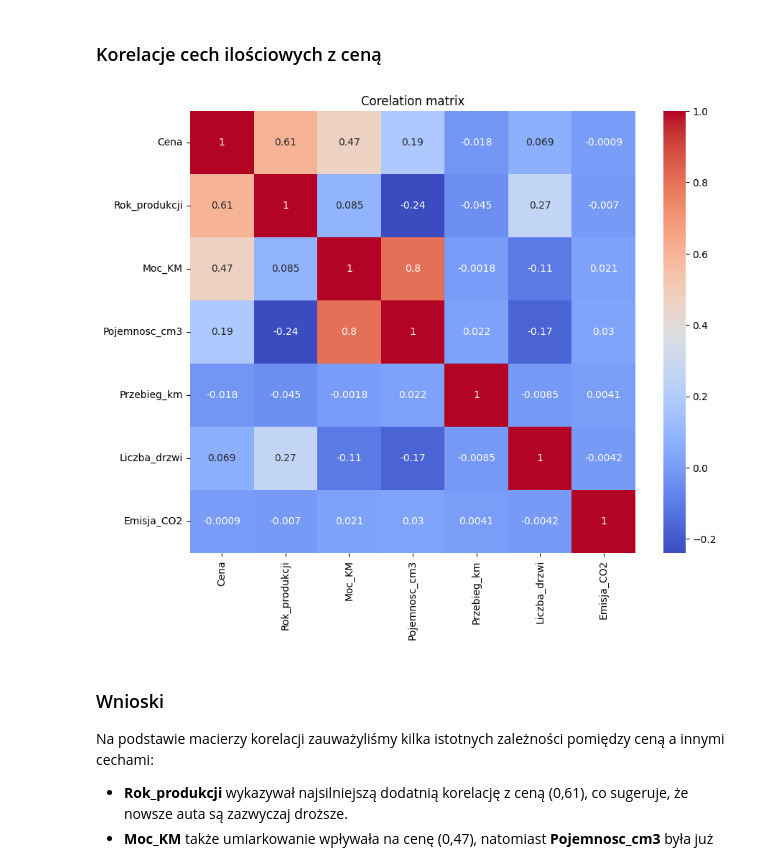
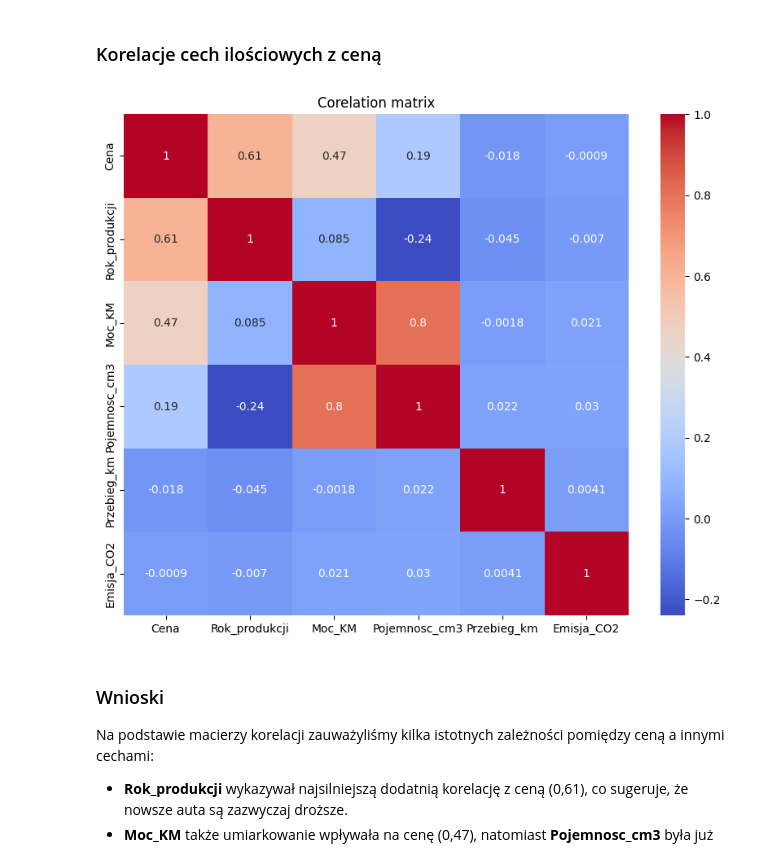
Before and after one commit to urszkam/ds-recruitment-challenge, a Jupyter notebook: notebooks/eda.ipynb, the cells around one changed output. Cells and saved outputs as stored; diff of their text form; code cells hidden in the pictures.

```diff
--- a/notebooks/eda.ipynb
+++ b/notebooks/eda.ipynb
@@ -201,15 +201,15 @@ Na powyższym histogramie widzimy, że większość ofert sprzedaży pojazdów s
 # %% [markdown]
 ### Korelacje cech ilościowych z ceną
 # %%
-num_cols = ['Cena', 'Rok_produkcji', 'Moc_KM', 'Pojemnosc_cm3', 'Przebieg_km', 'Liczba_drzwi', 'Emisja_CO2']
+num_cols = ['Cena', 'Rok_produkcji', 'Moc_KM', 'Pojemnosc_cm3', 'Przebieg_km', 'Emisja_CO2']
 
 plt.figure(figsize=(10,8))
 corr_matrix = df[num_cols].corr()
 sns.heatmap(corr_matrix, annot=True, cmap='coolwarm')
 plt.title('Corelation matrix')
 plt.show()
 # %% [output]
-[figure, old version]
+[figure, new version]
 # %% [markdown]
 ### Wnioski <br>
 Na podstawie macierzy korelacji zauważyliśmy kilka istotnych zależności pomiędzy ceną a innymi cechami:
```
Also changed, not shown: 3 other files.
